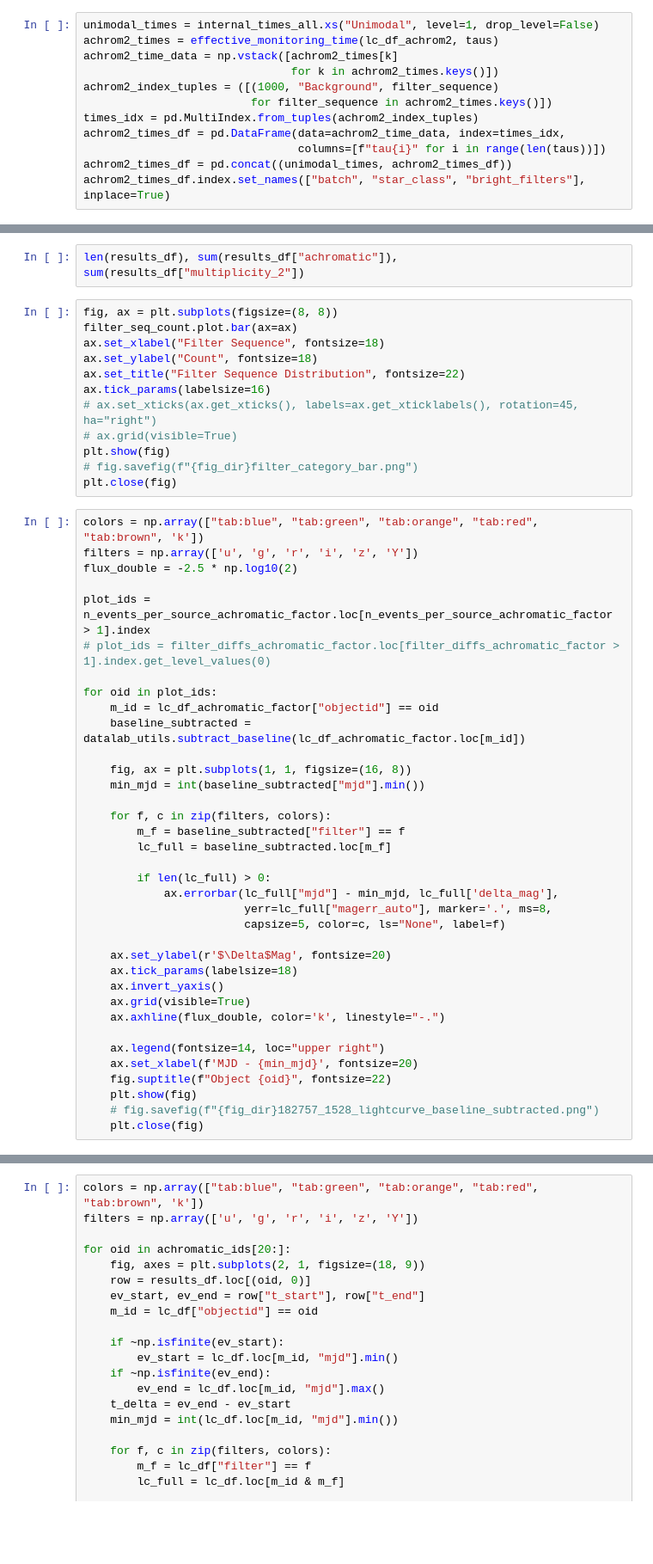
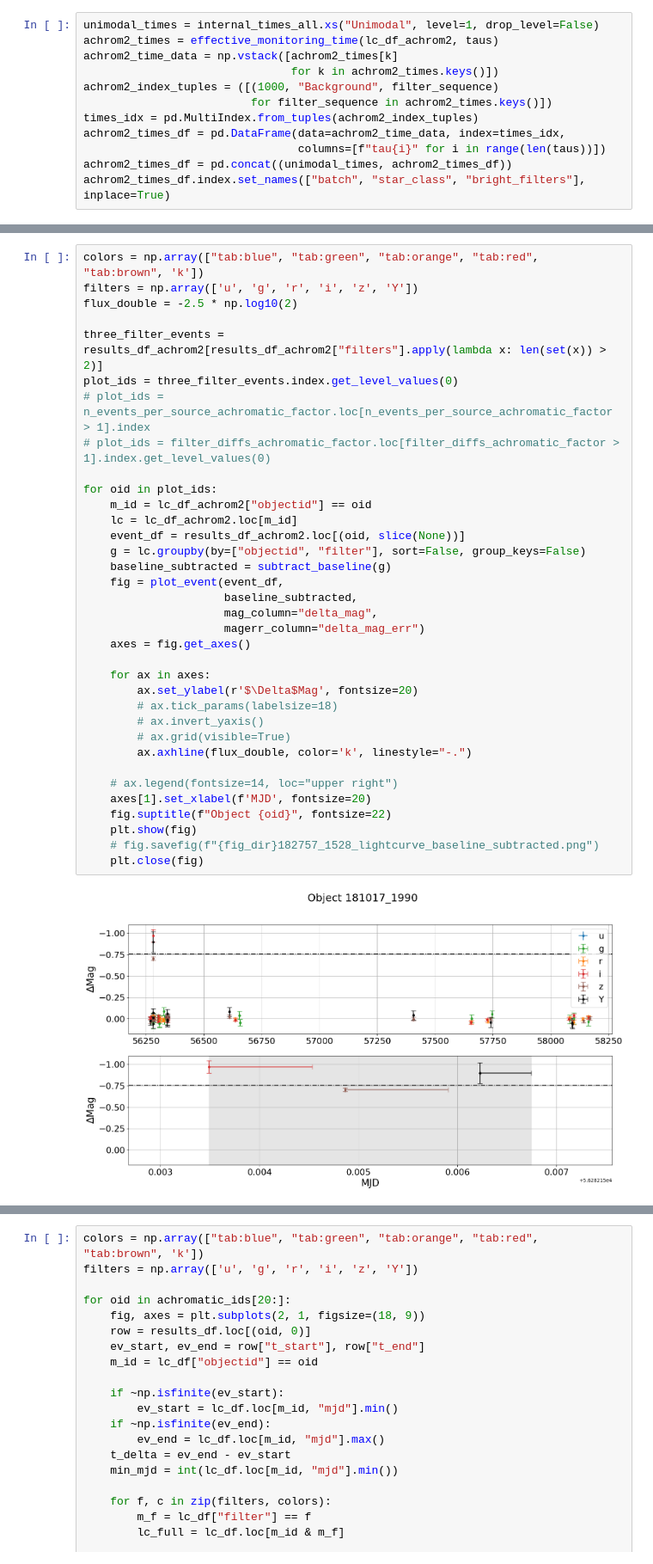
Before and after one commit to adriansh95/StringMicrolensing, a Jupyter notebook: notebooks/analyze_nsc_lensing_candidates.ipynb, the cells around one changed output, grey strips where cells are left out. Shown at 86% size. Cells and saved outputs as stored; diff of their text form; blank space fills up the shorter version.

```diff
--- a/notebooks/analyze_nsc_lensing_candidates.ipynb
+++ b/notebooks/analyze_nsc_lensing_candidates.ipynb
@@ -437,50 +397,37 @@ plt.close(fig)
-# %%
-len(results_df), sum(results_df["achromatic"]), sum(results_df["multiplicity_2"])
-# %%
-fig, ax = plt.subplots(figsize=(8, 8))
-filter_seq_count.plot.bar(ax=ax)
-ax.set_xlabel("Filter Sequence", fontsize=18)
-ax.set_ylabel("Count", fontsize=18)
-ax.set_title("Filter Sequence Distribution", fontsize=22)
-ax.tick_params(labelsize=16)
-# ax.set_xticks(ax.get_xticks(), labels=ax.get_xticklabels(), rotation=45, ha="right")
-# ax.grid(visible=True)
-plt.show(fig)
-# fig.savefig(f"{fig_dir}filter_category_bar.png")
-plt.close(fig)
 # %%
 colors = np.array(["tab:blue", "tab:green", "tab:orange", "tab:red", "tab:brown", 'k'])
 filters = np.array(['u', 'g', 'r', 'i', 'z', 'Y'])
 flux_double = -2.5 * np.log10(2)
 
-plot_ids = n_events_per_source_achromatic_factor.loc[n_events_per_source_achromatic_factor > 1].index
+three_filter_events = results_df_achrom2[results_df_achrom2["filters"].apply(lambda x: len(set(x)) > 2)]
+plot_ids = three_filter_events.index.get_level_values(0)
+# plot_ids = n_events_per_source_achromatic_factor.loc[n_events_per_source_achromatic_factor > 1].index
 # plot_ids = filter_diffs_achromatic_factor.loc[filter_diffs_achromatic_factor > 1].index.get_level_values(0)
 
 for oid in plot_ids:
-    m_id = lc_df_achromatic_factor["objectid"] == oid
-    baseline_subtracted = datalab_utils.subtract_baseline(lc_df_achromatic_factor.loc[m_id])
+    m_id = lc_df_achrom2["objectid"] == oid
+    lc = lc_df_achrom2.loc[m_id]
+    event_df = results_df_achrom2.loc[(oid, slice(None))]
+    g = lc.groupby(by=["objectid", "filter"], sort=False, group_keys=False)
+    baseline_subtracted = subtract_baseline(g)
+    fig = plot_event(event_df,
+                     baseline_subtracted,
+                     mag_column="delta_mag",
+                     magerr_column="delta_mag_err")
+    axes = fig.get_axes()
 
-    fig, ax = plt.subplots(1, 1, figsize=(16, 8))
-    min_mjd = int(baseline_subtracted["mjd"].min())
+    for ax in axes:
+        ax.set_ylabel(r'$\Delta$Mag', fontsize=20)
+        # ax.tick_params(labelsize=18)
+        # ax.invert_yaxis()
+        # ax.grid(visible=True)
+        ax.axhline(flux_double, color='k', linestyle="-.")
 
-    for f, c in zip(filters, colors):
-        m_f = baseline_subtracted["filter"] == f
-        lc_full = baseline_subtracted.loc[m_f]
-
-        if len(lc_full) > 0:
-            ax.errorbar(lc_full["mjd"] - min_mjd, lc_full['delta_mag'],
-                        yerr=lc_full["magerr_auto"], marker='.', ms=8,
-                        capsize=5, color=c, ls="None", label=f)
-
-    ax.set_ylabel(r'$\Delta$Mag', fontsize=20)
-    ax.tick_params(labelsize=18)
-    ax.invert_yaxis()
-    ax.grid(visible=True)
-    ax.axhline(flux_double, color='k', linestyle="-.")
-
-    ax.legend(fontsize=14, loc="upper right")
-    ax.set_xlabel(f'MJD - {min_mjd}', fontsize=20)
+    # ax.legend(fontsize=14, loc="upper right")
+    axes[1].set_xlabel(f'MJD', fontsize=20)
     fig.suptitle(f"Object {oid}", fontsize=22)
     plt.show(fig)
     # fig.savefig(f"{fig_dir}182757_1528_lightcurve_baseline_subtracted.png")
     plt.close(fig)
+# %% [output]
+[figure, added]
```
Also changed, not shown: parts of 18 cells of this notebook, 1 other file.
